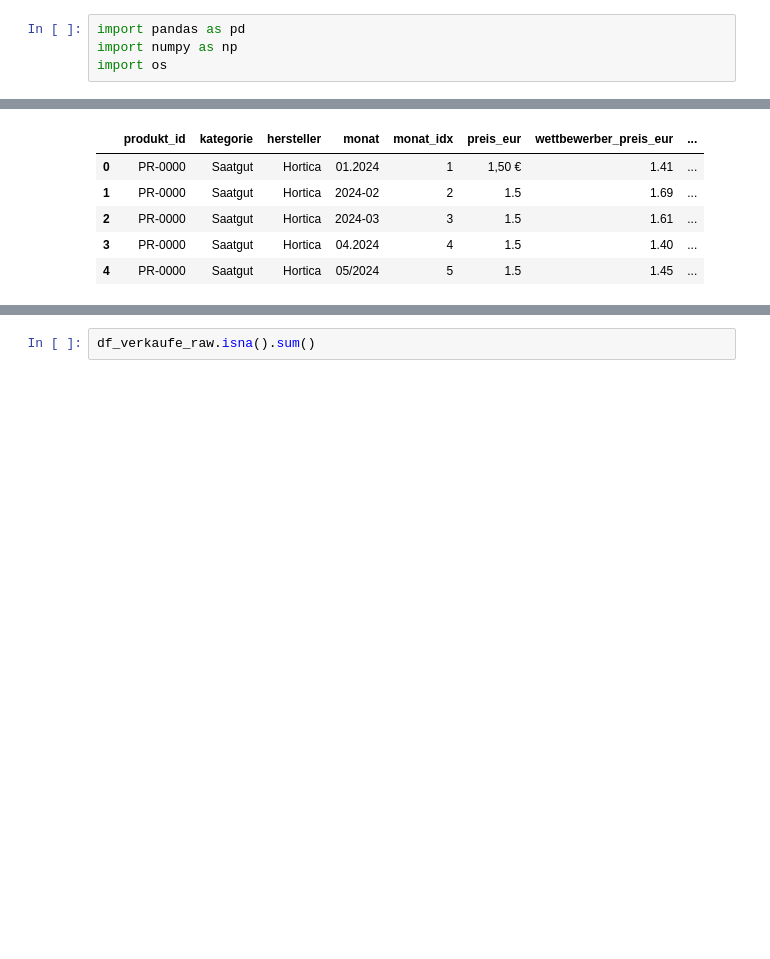
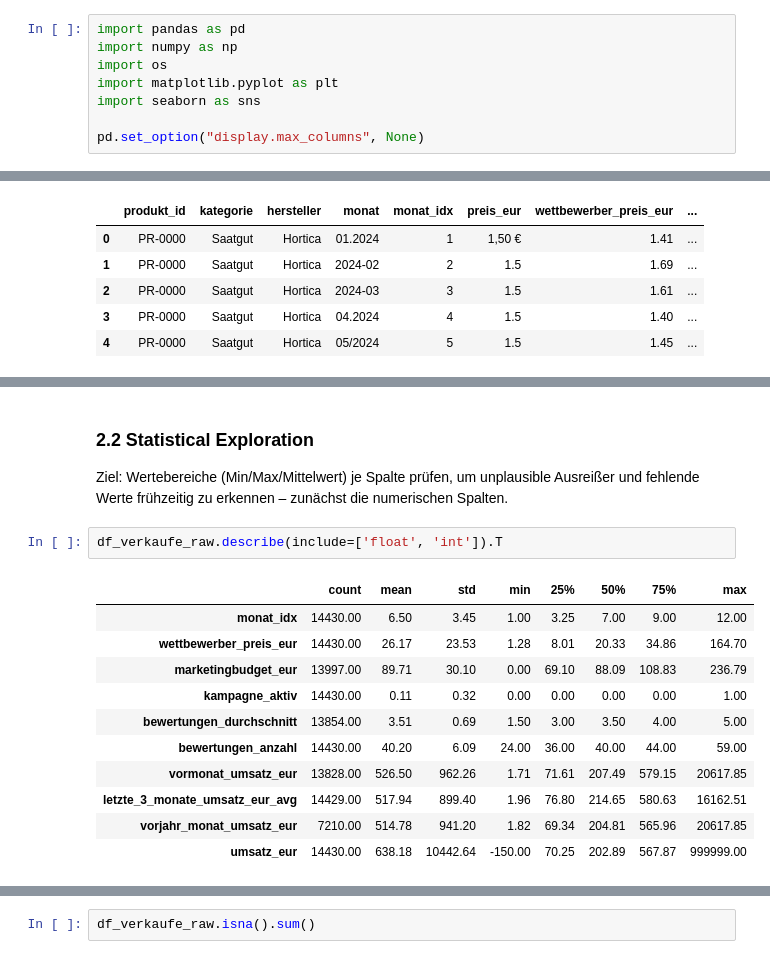
Before and after one commit to LarsPetschke/Umsatzprognose_GreenGarten_Versandhandel_GmbH, a Jupyter notebook: Umsatzprognose_GreenGarten_Versandhandel_GmbH/src/data_management.ipynb, the cells around one changed output, grey strips where cells are left out. Cells and saved outputs as stored; diff of their text form; blank space fills up the shorter version.

Commit message:
data_management.ipynb: Schritt-für-Schritt-Bereinigung mit Agenda, Ziel/Code/Ergebnis-Struktur und Zusammenfassung der 8 gefundenen Datenfehler

```diff
--- a/Umsatzprognose_GreenGarten_Versandhandel_GmbH/src/data_management.ipynb
+++ b/Umsatzprognose_GreenGarten_Versandhandel_GmbH/src/data_management.ipynb
@@ -20,3 +32,7 @@ Projekt-Root als `../data/...` angegeben.*
 import pandas as pd
 import numpy as np
 import os
+import matplotlib.pyplot as plt
+import seaborn as sns
+
+pd.set_option("display.max_columns", None)
@@ -80,0 +111,20 @@ df_verkaufe_raw.head()
+# %% [markdown]
+### 2.2 Statistical Exploration
+
+Ziel: Wertebereiche (Min/Max/Mittelwert) je Spalte prüfen, um
+unplausible Ausreißer und fehlende Werte frühzeitig zu erkennen –
+zunächst die numerischen Spalten.
+# %%
+df_verkaufe_raw.describe(include=['float', 'int']).T
+# %% [output]
+|  | count | mean | std | min | 25% | 50% | 75% | max |
+| monat_idx | 14430.00 | 6.50 | 3.45 | 1.00 | 3.25 | 7.00 | 9.00 | 12.00 |
+| wettbewerber_preis_eur | 14430.00 | 26.17 | 23.53 | 1.28 | 8.01 | 20.33 | 34.86 | 164.70 |
+| marketingbudget_eur | 13997.00 | 89.71 | 30.10 | 0.00 | 69.10 | 88.09 | 108.83 | 236.79 |
+| kampagne_aktiv | 14430.00 | 0.11 | 0.32 | 0.00 | 0.00 | 0.00 | 0.00 | 1.00 |
+| bewertungen_durchschnitt | 13854.00 | 3.51 | 0.69 | 1.50 | 3.00 | 3.50 | 4.00 | 5.00 |
+| bewertungen_anzahl | 14430.00 | 40.20 | 6.09 | 24.00 | 36.00 | 40.00 | 44.00 | 59.00 |
+| vormonat_umsatz_eur | 13828.00 | 526.50 | 962.26 | 1.71 | 71.61 | 207.49 | 579.15 | 20617.85 |
+| letzte_3_monate_umsatz_eur_avg | 14429.00 | 517.94 | 899.40 | 1.96 | 76.80 | 214.65 | 580.63 | 16162.51 |
+| vorjahr_monat_umsatz_eur | 7210.00 | 514.78 | 941.20 | 1.82 | 69.34 | 204.81 | 565.96 | 20617.85 |
+| umsatz_eur | 14430.00 | 638.18 | 10442.64 | -150.00 | 70.25 | 202.89 | 567.87 | 999999.00 |
```
Also changed, not shown: parts of 182 cells of this notebook, 1 other file.
